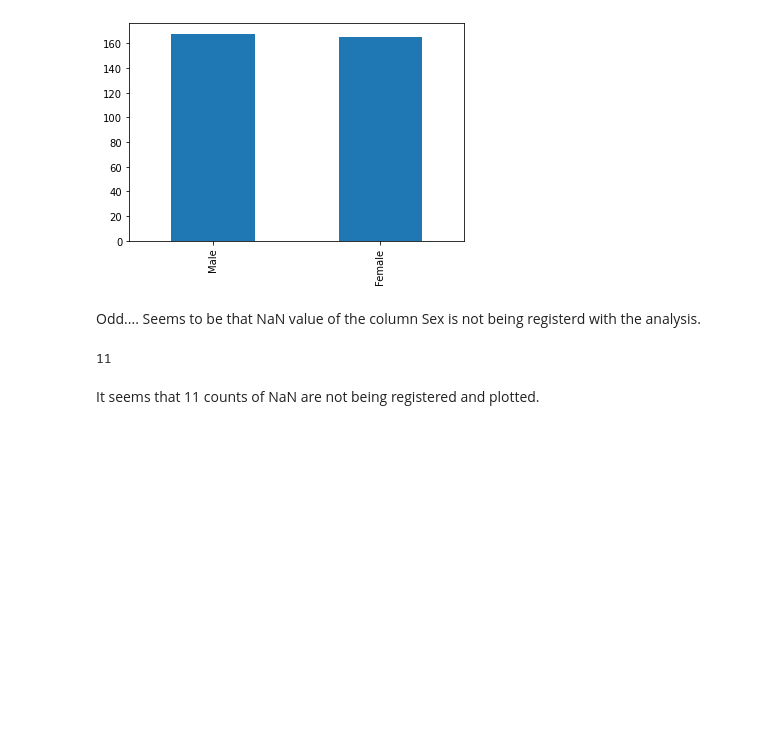
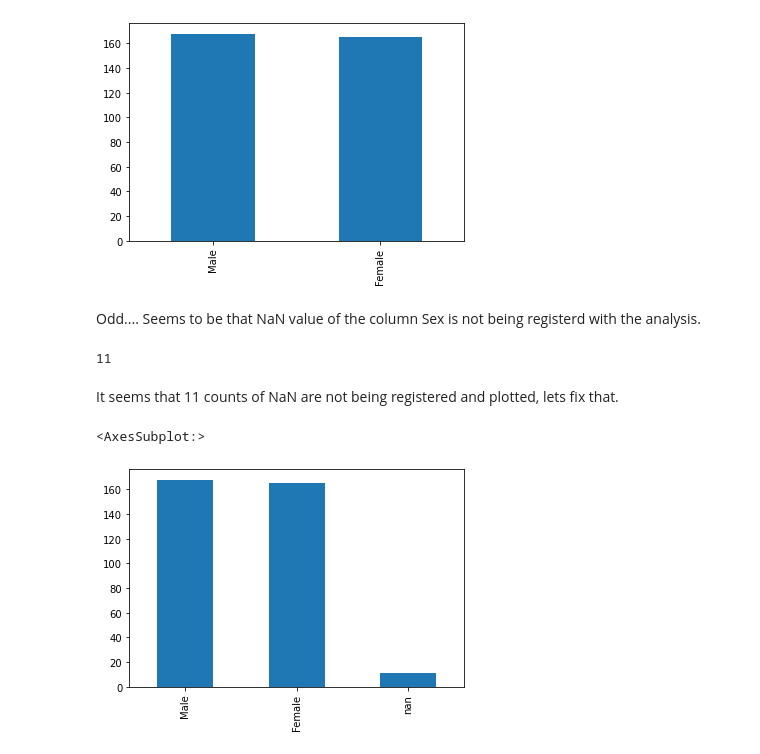
Before and after one commit to Dhrsaad13/portfolio-datascience-2.3, a Jupyter notebook: Assignment 3/Assignment 3.ipynb, the cells around one changed output. Drawn from its saved outputs; the diff is of its cells as text; code cells hidden in the pictures; blank space fills up the shorter version.

```diff
--- a/Assignment 3/Assignment 3.ipynb
+++ b/Assignment 3/Assignment 3.ipynb
@@ -87,4 +87,9 @@ penguinSex.isnull().sum()
 # %% [output]
 11
 # %% [markdown]
-It seems that 11 counts of NaN are not being registered and plotted.
+It seems that 11 counts of NaN are not being registered and plotted, lets fix that.
+# %%
+penguins['sex'].value_counts(dropna = False).plot(kind = 'bar')
+# %% [output]
+<AxesSubplot:>
+[figure, added]
```
Also changed, not shown: parts of 2 cells of this notebook, 4 other files.
